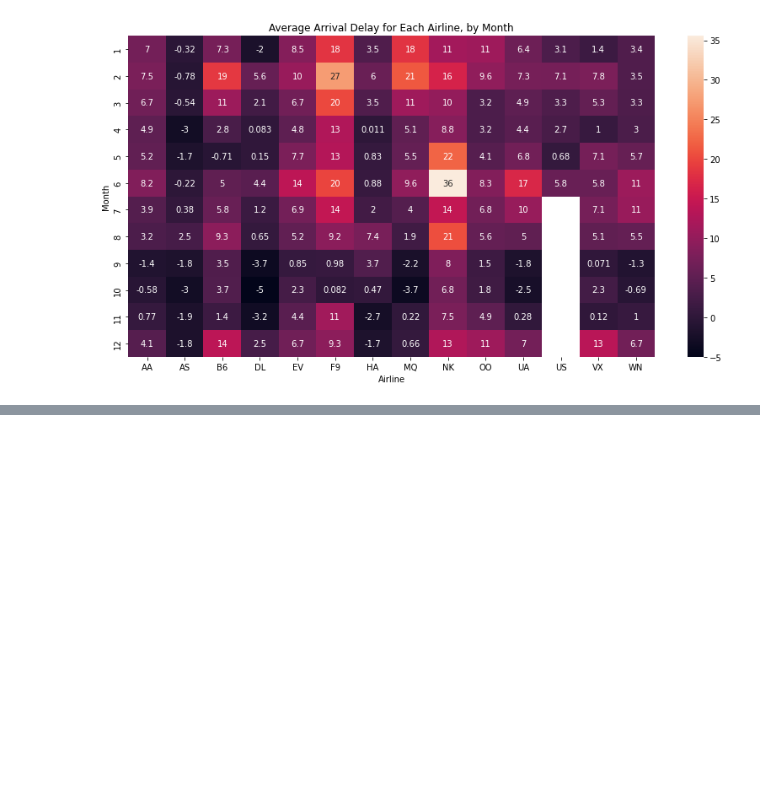
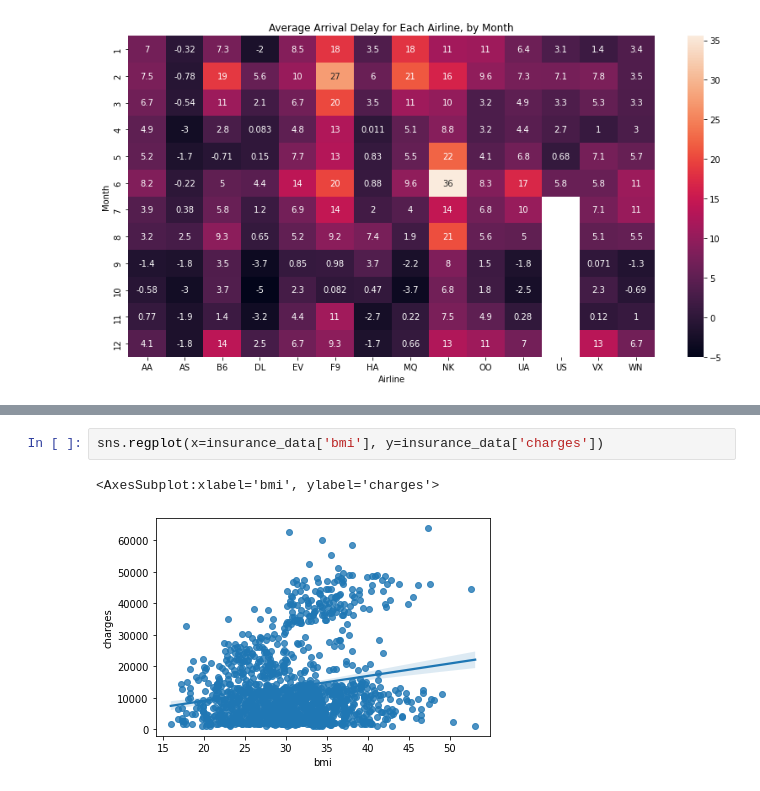
Before and after one commit to hari-viswanathan/learning, a Jupyter notebook: data_visualization.ipynb, the cells around one changed output, grey strips where cells are left out. Cells and saved outputs as stored; diff of their text form; blank space fills up the shorter version.

```diff
--- a/data_visualization.ipynb
+++ b/data_visualization.ipynb
@@ -190,0 +207,5 @@ Text(0.5, 42.0, 'Airline')
+# %%
+sns.regplot(x=insurance_data['bmi'], y=insurance_data['charges'])
+# %% [output]
+<AxesSubplot:xlabel='bmi', ylabel='charges'>
+[figure, added]
```
Also changed, not shown: parts of 6 cells of this notebook.
